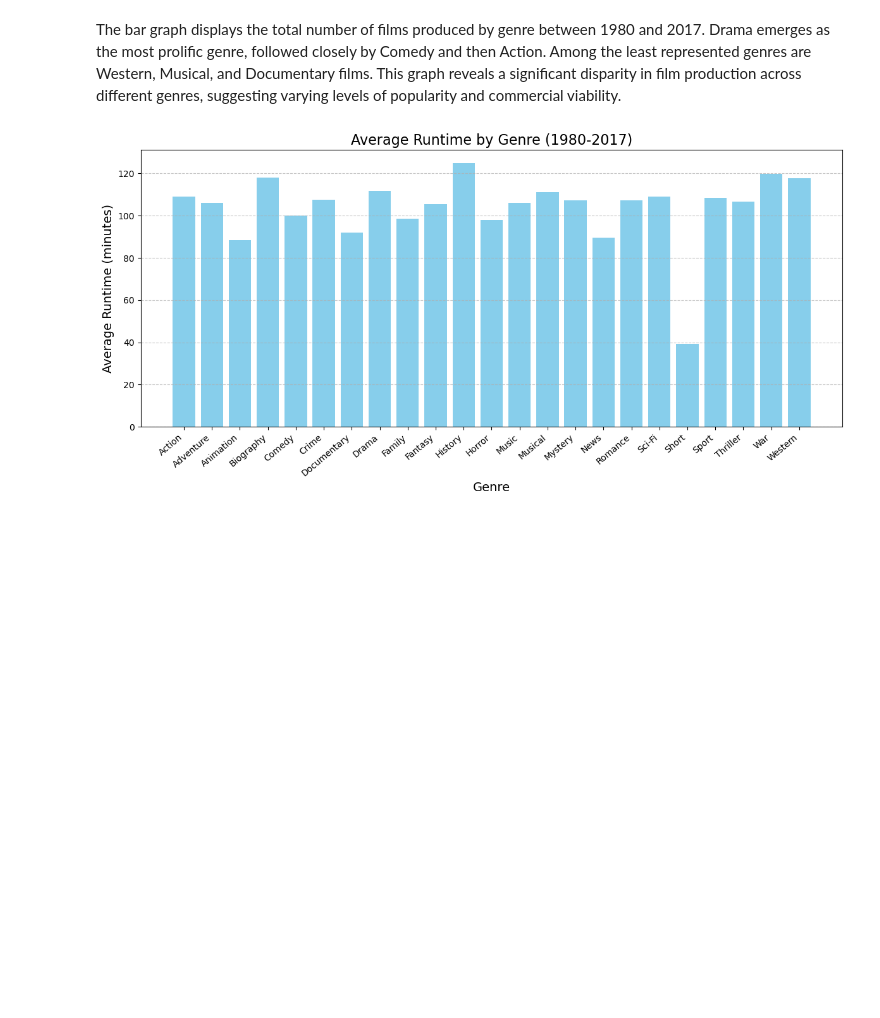
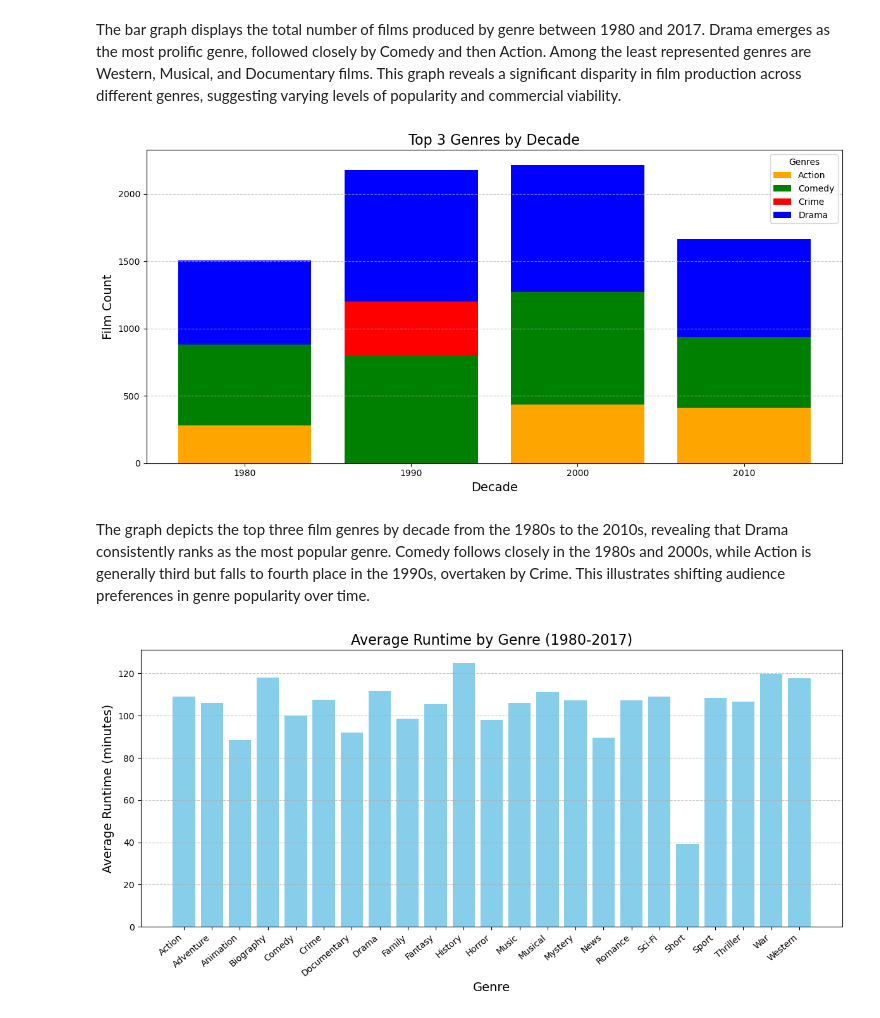
Before and after one commit to TomSull222/BCS-Project-1, a Jupyter notebook: main.ipynb, the cells around one changed output. Cells and saved outputs as stored; diff of their text form; code cells hidden in the pictures; blank space fills up the shorter version.

```diff
--- a/main.ipynb
+++ b/main.ipynb
@@ -454,6 +504,62 @@ plt.show()
 [figure]
 # %% [markdown]
 The bar graph displays the total number of films produced by genre between 1980 and 2017. Drama emerges as the most prolific genre, followed closely by Comedy and then Action. Among the least represented genres are Western, Musical, and Documentary films. This graph reveals a significant disparity in film production across different genres, suggesting varying levels of popularity and commercial viability.
+# %%
+# Count the number of films by Decade and Genre and extract top 3 genres per decade
+top_genres = (genre_exploded_df.groupby(['Decade', 'Genre'])
+               .size()
+               .reset_index(name='Film Count')
+               .sort_values(by=['Decade', 'Film Count'], ascending=[True, False])
+               .groupby('Decade')
+               .head(3))
+
+# Create a pivot table for better plotting
+pivot_df = top_genres.pivot(index='Decade', columns='Genre', values='Film Count').fillna(0)
+
+# Define a color mapping for genres
+color_mapping = {
+    'Action': 'orange',
+    'Comedy': 'green',
+    'Crime': 'red',
+    'Drama': 'blue',
+}
+
+# Create a stacked bar chart
+plt.figure(figsize=(12, 6))
+
+# Initialize a variable to keep track of the bottom position for stacking
+bottom = [0] * len(pivot_df)
+
+# Create bars for each genre
+for genre in pivot_df.columns:
+    plt.bar(pivot_df.index.astype(str), pivot_df[genre],
+            bottom=bottom,
+            label=genre,
+            color=color_mapping.get(genre, 'gray'))
+
+    # Update the bottom positions for the next genre
+    for i in range(len(bottom)):
+        bottom[i] += pivot_df[genre].iloc[i]
+
+# Adding titles and labels
+plt.title('Top 3 Genres by Decade', fontsize=16)
+plt.xlabel('Decade', fontsize=14)
+plt.ylabel('Film Count', fontsize=14)
+
+# Grid and layout adjustments
+plt.grid(axis='y', linestyle='--', alpha=0.7)
+plt.tight_layout()
+
+# Save the plot as an image
+plt.savefig('output/top_genres_by_decade_stacked.png')
+
+# Show plot with legend
+plt.legend(title='Genres')
+plt.show()
+# %% [output]
+[figure, added]
+# %% [markdown]
+The graph depicts the top three film genres by decade from the 1980s to the 2010s, revealing that Drama consistently ranks as the most popular genre. Comedy follows closely in the 1980s and 2000s, while Action is generally third but falls to fourth place in the 1990s, overtaken by Crime. This illustrates shifting audience preferences in genre popularity over time.
 # %%
 # Group by Genre to calculate the average runtime for each genre
 genre_runtime_df = genre_exploded_df.groupby('Genre')['runtime'].mean().reset_index(name='Average Runtime')
```
Also changed, not shown: parts of 6 cells of this notebook, 3 other files.
